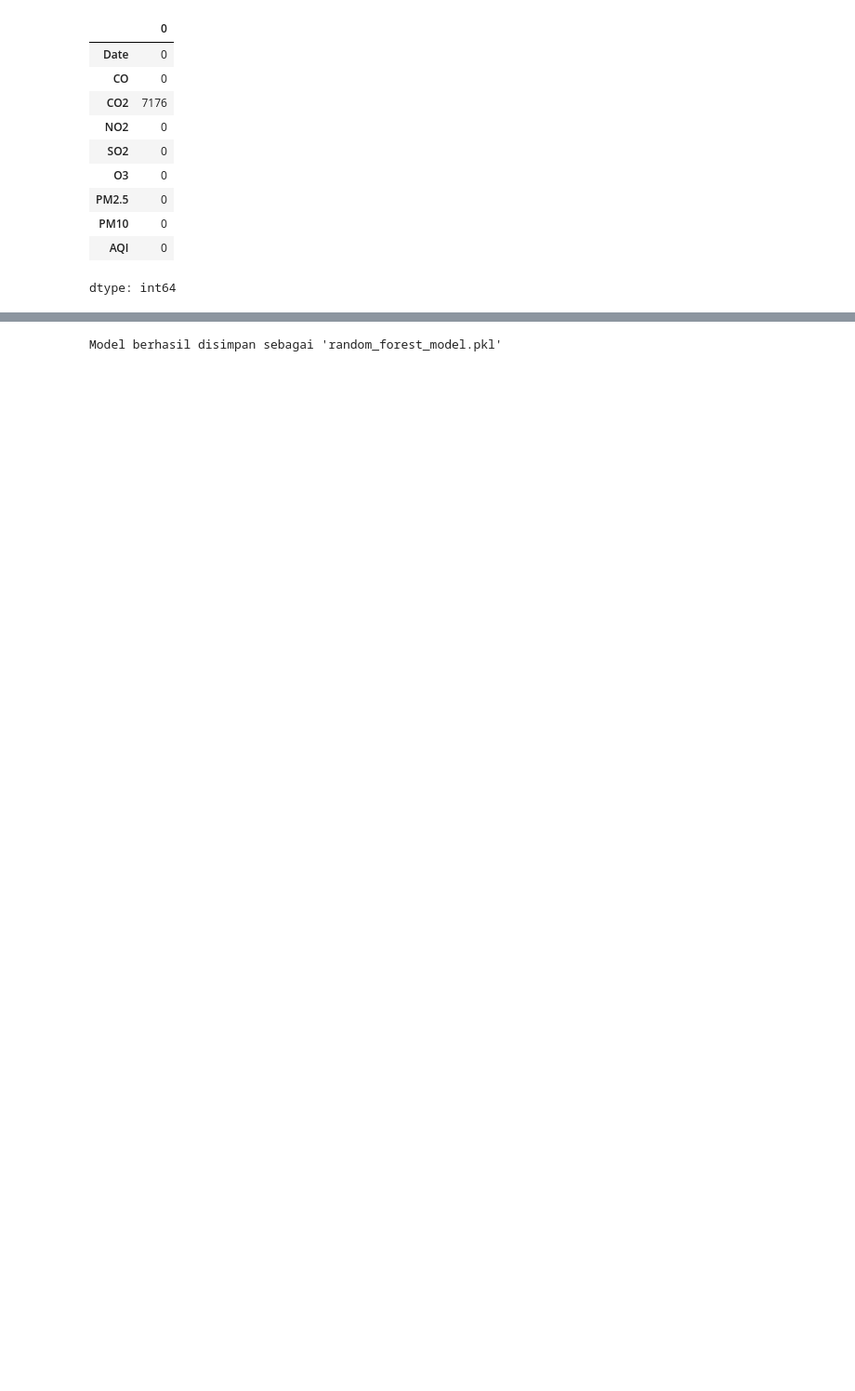
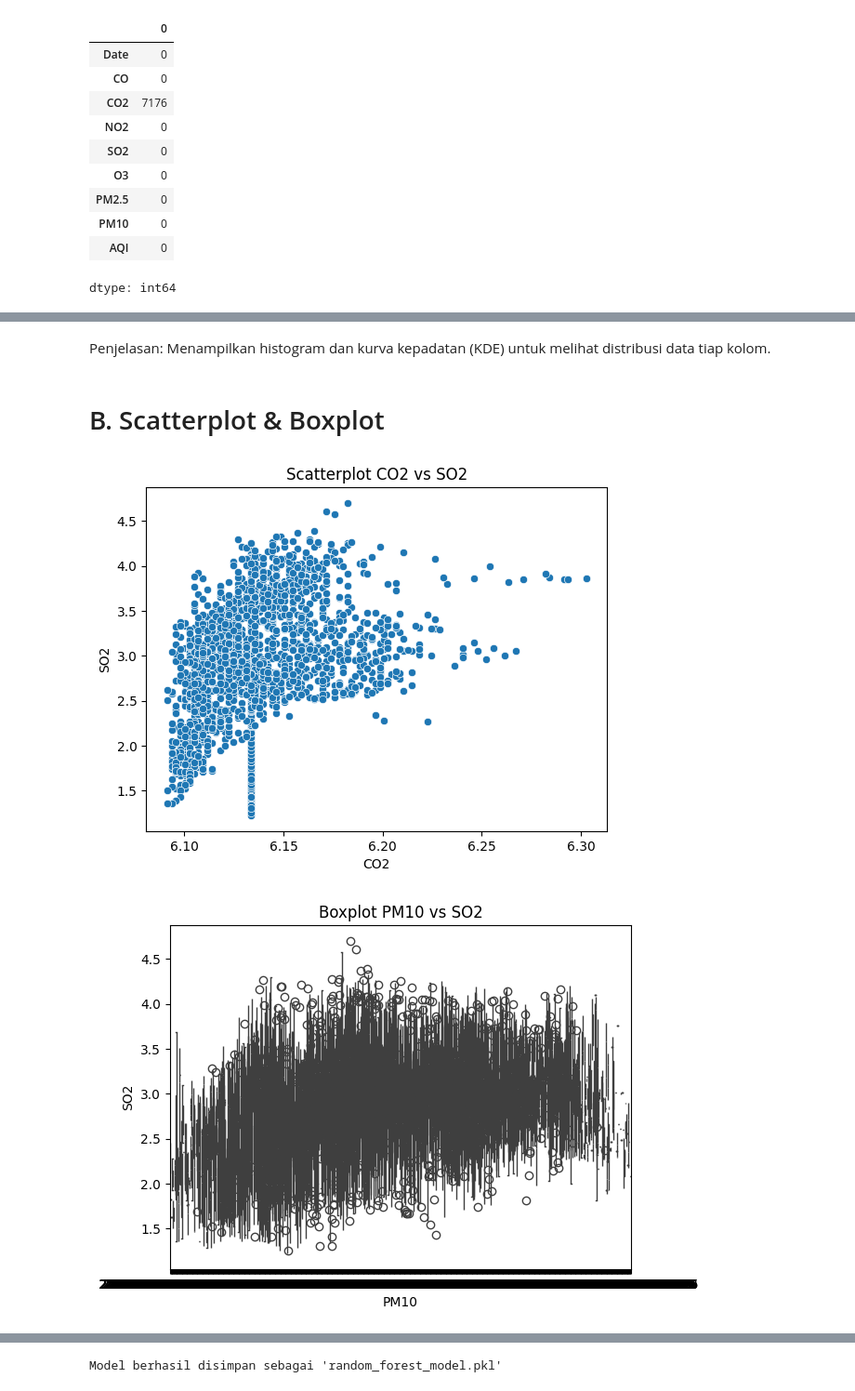
Before and after one commit to Sitimildaalkan/milda_PCD, a Jupyter notebook: UAS_ML_Milda.ipynb, the cells around one changed output, grey strips where cells are left out. Shown at 93% size. Saved outputs shown, nothing was run; the diff lists cells and outputs as text; code cells hidden in the pictures; blank space fills up the shorter version.

```diff
--- a/UAS_ML_Milda.ipynb
+++ b/UAS_ML_Milda.ipynb
@@ -630,0 +182,16 @@ Accuracy Score:
+# %% [markdown]
+Penjelasan:
+Menampilkan histogram dan kurva kepadatan (KDE) untuk melihat distribusi data tiap kolom.
+# %% [markdown]
+# B. Scatterplot & Boxplot
+# %%
+sns.scatterplot(x='CO2', y='SO2', data=df)
+plt.title('Scatterplot CO2 vs SO2')
+plt.show()
+
+sns.boxplot(x='PM10', y='SO2', data=df)
+plt.title('Boxplot PM10 vs SO2')
+plt.show()
+# %% [output]
+[figure, added]
+[figure, added]
```
Also changed, not shown: parts of 147 cells of this notebook.
